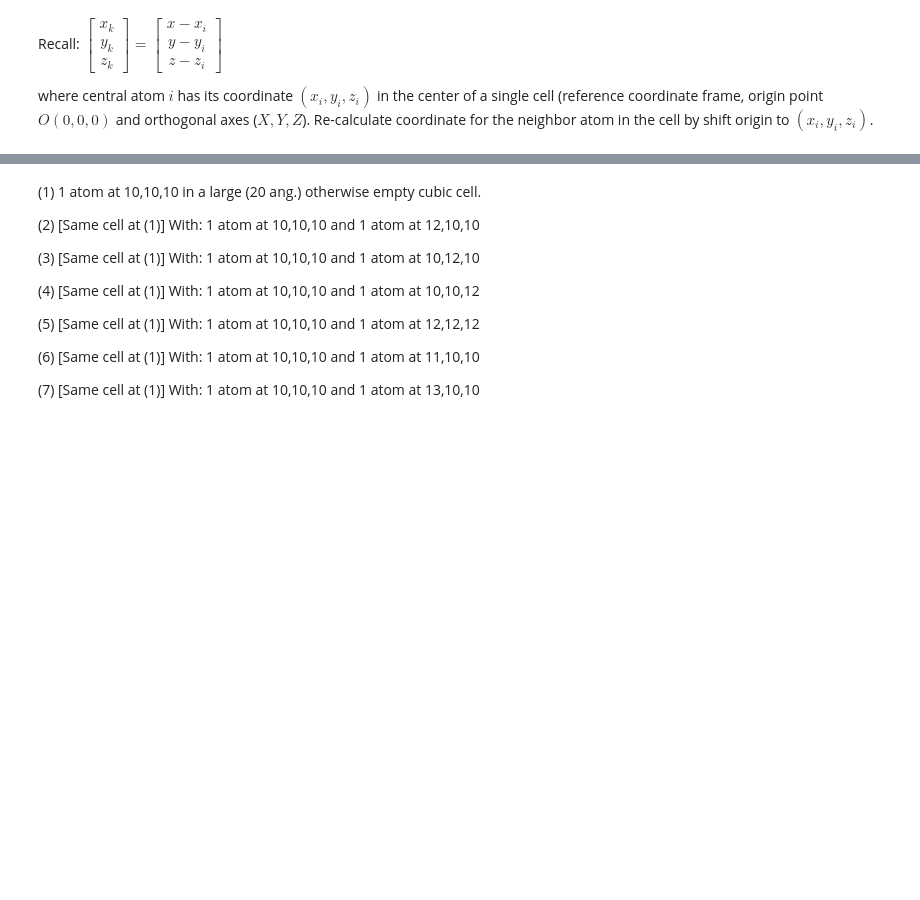
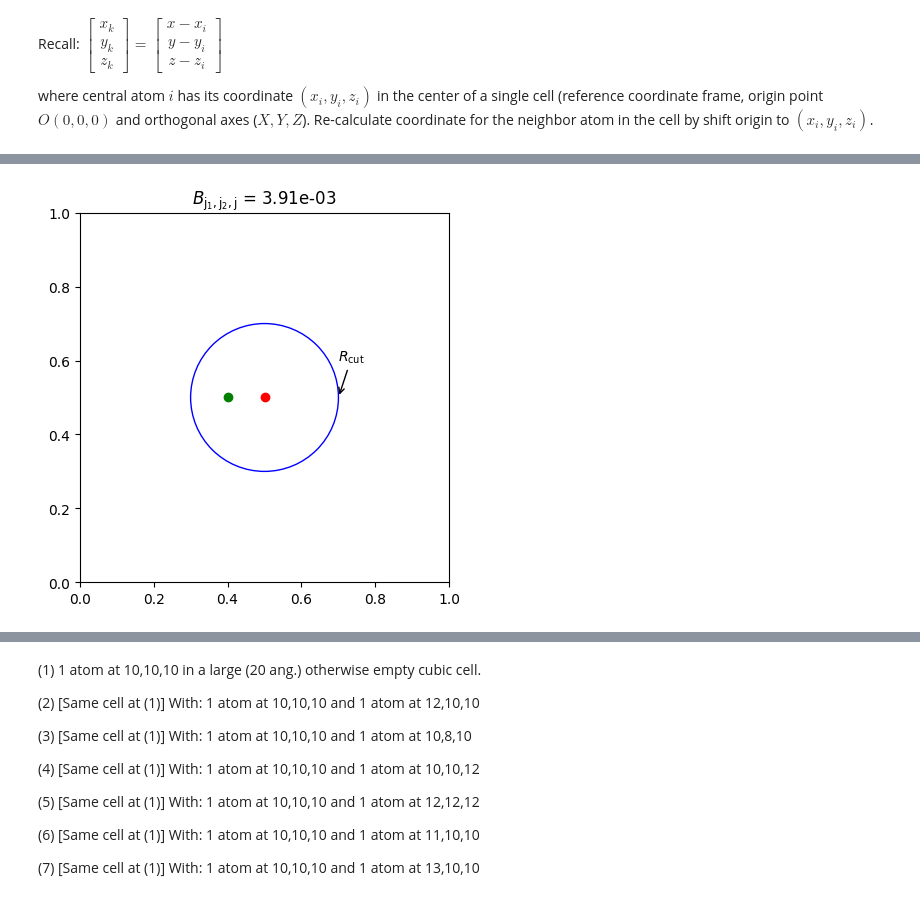
Before and after one commit to dtht2d/bispectrum_component, a Jupyter notebook: bispectrum/example/study_cases_example_SO4_calc.ipynb, the cells around one changed output, grey strips where cells are left out. Cells and saved outputs as stored; diff of their text form; code cells hidden in the pictures; blank space fills up the shorter version.

```diff
--- a/bispectrum/example/study_cases_example_SO4_calc.ipynb
+++ b/bispectrum/example/study_cases_example_SO4_calc.ipynb
@@ -498,6 +487,11 @@ time: 10 ms (started: 2023-07-05 19:54:19 +00:00)
 # %%
+cell_length = 1 #unit ratio
+R_cut = 0.2
+center_atom = [0.5, 0.5, 0.5]
+neighbor_atoms = [(0.4,0.5,0.5)]
+data_4 = params(center_atom, neighbor_atoms, R_cut)
 #Test bispectrum calculation
-B_3= Bispectrum(j=5/2, j1=3/2, j2=2/2, params=data_3)
-B_data_3 = B_3.evaluate(j=5/2, j1=3/2, j2=2/2, params=data_3)
-print(B_data_3)
+B_4= Bispectrum(j=5/2, j1=3/2, j2=2/2, params=data_4)
+B_data_4 = B_4.evaluate(j=5/2, j1=3/2, j2=2/2, params=data_4)
+print(B_data_4)
 # %% [output]
@@ -505,0 +500,4 @@ time: 53.3 ms (started: 2023-07-05 19:54:48 +00:00)
+# %%
+plot_atoms(center_atom, neighbor_atoms, R_cut, cell_length, B= B_data_4)
+# %% [output]
+[figure, added]
@@ -508,7 +507,7 @@ time: 53.3 ms (started: 2023-07-05 19:54:48 +00:00)
 
 (2) [Same cell at (1)] With: 1 atom at 10,10,10 and 1 atom at 12,10,10
 
-(3) [Same cell at (1)] With: 1 atom at 10,10,10 and 1 atom at 10,12,10
+(3) [Same cell at (1)] With: 1 atom at 10,10,10 and 1 atom at 10,8,10
 
 (4) [Same cell at (1)] With: 1 atom at 10,10,10 and 1 atom at 10,10,12
 
```
Also changed, not shown: parts of 22 cells of this notebook.
